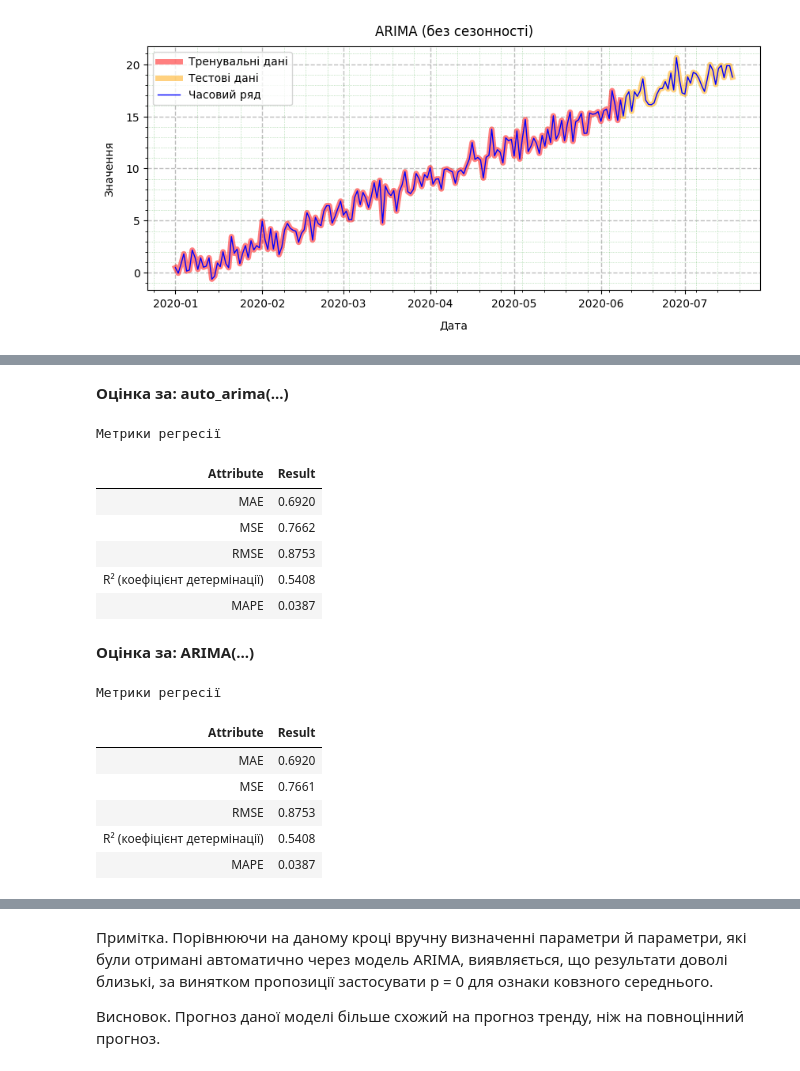
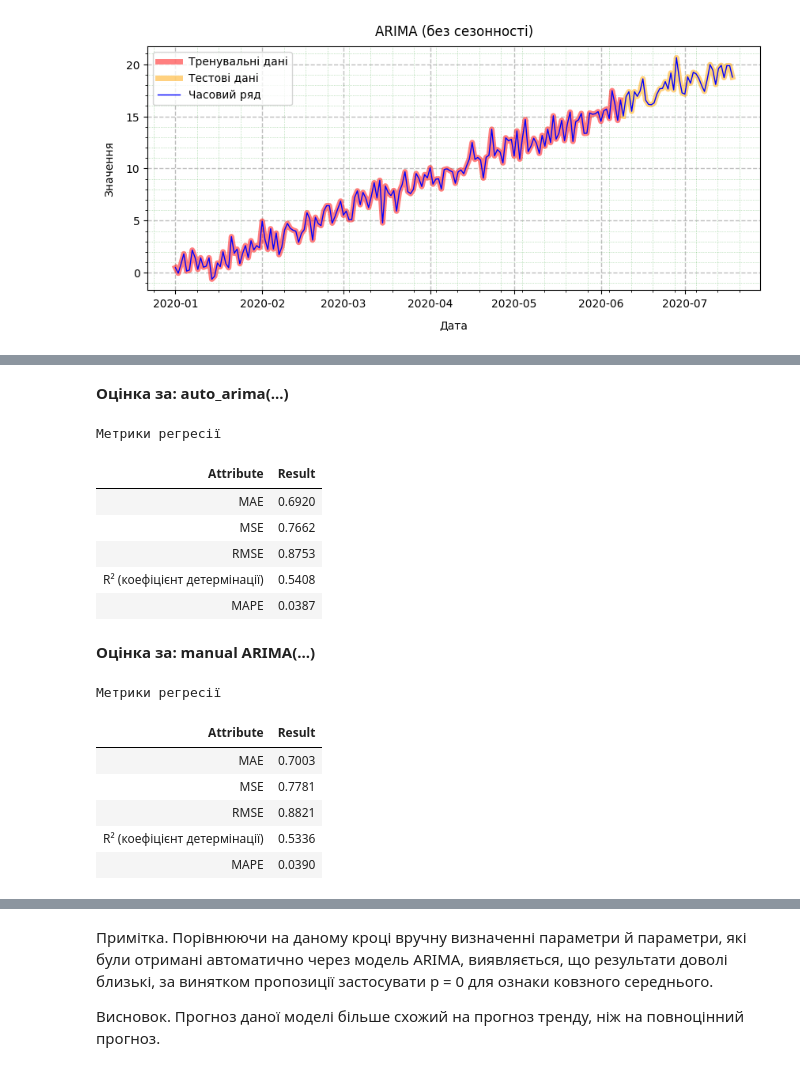
Before and after one commit to BogdanPinchuk/DataScience-PBY_HW16, a Jupyter notebook: Bohdan_Pinchuk_DS_HW16.ipynb, the cells around one changed output, grey strips where cells are left out. Cells and saved outputs as stored; diff of their text form; code cells hidden in the pictures.

```diff
--- a/Bohdan_Pinchuk_DS_HW16.ipynb
+++ b/Bohdan_Pinchuk_DS_HW16.ipynb
@@ -809,41 +809,41 @@ Warnings:
 # %%
 # Forecasting
 
 import apps.main as mn
 from statsmodels.tsa.arima.model import ARIMA
 
 # Input data
 n_periods_ar = len(Y_test_ar)
 
 # Solution
 Y_pred_ar = model.predict(n_periods=n_periods_ar)
 
-model_check = ARIMA(Y_train_ar["y"], order=model.order, trend='t')
-model_fit = model_check.fit()
+model_check = ARIMA(Y_train_ar["y"], order=(p_ar, d_ar, q_ar), trend="t")
+model_fit = model_check.fit(method_kwargs={"maxiter": 200})
 Y_pred_ar_check = model_fit.forecast(steps=n_periods_ar)
 
 # Print results
 display(Markdown(f"**Оцінка за: auto_arima(...)**"))
 _ = mn.calc_regres_metrics(Y_test_ar["y"], Y_pred_ar)
-display(Markdown(f"**Оцінка за: ARIMA(...)**"))
+display(Markdown(f"**Оцінка за: manual ARIMA(...)**"))
 _ = mn.calc_regres_metrics(Y_test_ar["y"], Y_pred_ar_check)
 # %% [output]
 **Оцінка за: auto_arima(...)**
 Метрики регресії
 | Attribute | Result |
 | MAE | 0.6920 |
 | MSE | 0.7662 |
 | RMSE | 0.8753 |
 | R² (коефіцієнт детермінації) | 0.5408 |
 | MAPE | 0.0387 |
-**Оцінка за: ARIMA(...)**
+**Оцінка за: manual ARIMA(...)**
 Метрики регресії
 | Attribute | Result |
-| MAE | 0.6920 |
-| MSE | 0.7661 |
-| RMSE | 0.8753 |
-| R² (коефіцієнт детермінації) | 0.5408 |
-| MAPE | 0.0387 |
+| MAE | 0.7003 |
+| MSE | 0.7781 |
+| RMSE | 0.8821 |
+| R² (коефіцієнт детермінації) | 0.5336 |
+| MAPE | 0.0390 |
 # %%
 # Graphic results
 
```
Also changed, not shown: parts of 8 cells of this notebook.
